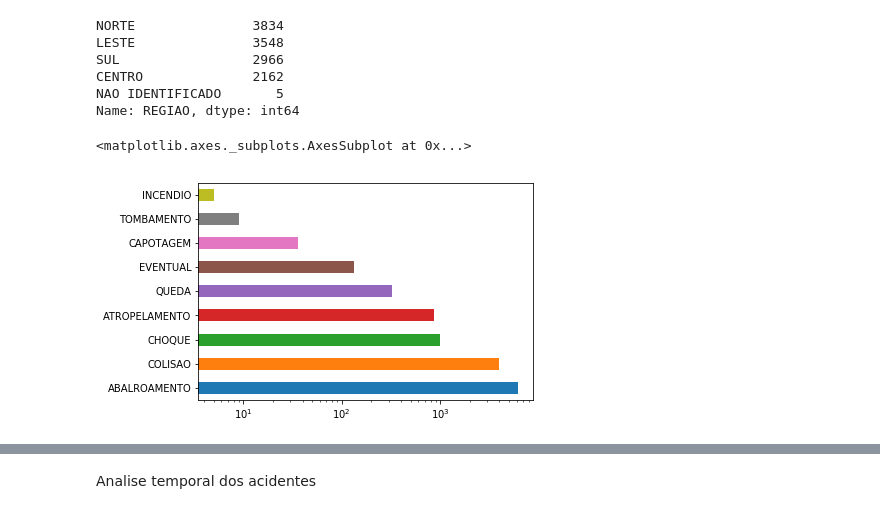
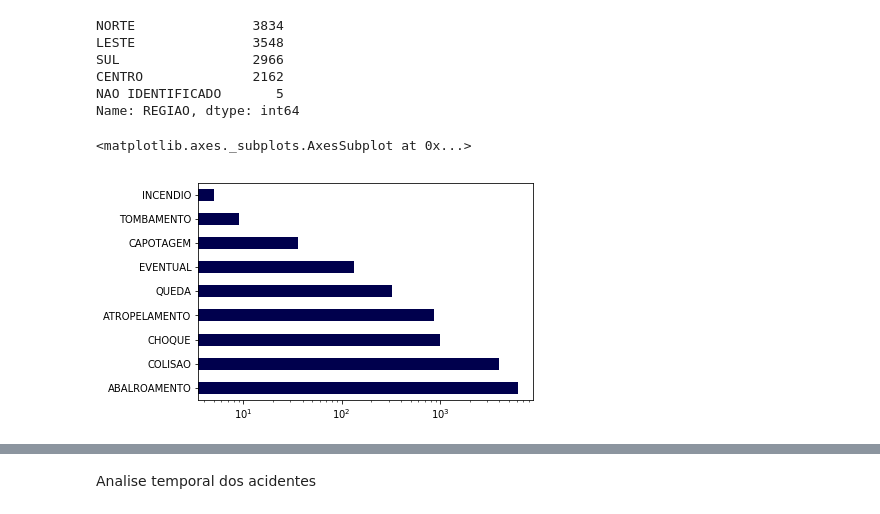
Before and after one commit to if1015-datascience-ufpe/2018-2-projeto-data-lords, a Jupyter notebook: project.ipynb, the cells around one changed output, grey strips where cells are left out. Saved outputs shown, nothing was run; the diff lists cells and outputs as text; code cells hidden in the pictures.

```diff
--- a/project.ipynb
+++ b/project.ipynb
@@ -449,10 +419,10 @@ NAO IDENTIFICADO       5
 Name: REGIAO, dtype: int64
 # %%
 acident_type = acidents_data['TIPO_ACID'].value_counts()
-acident_type.plot.barh(logx = True)
+acident_type.plot.barh(logx = True, color =(0,0,0.3))
 # %% [output]
 <matplotlib.axes._subplots.AxesSubplot at 0x...>
-[figure, old version]
+[figure, new version]
 # %%
 vehicle = acidents_data[[ 'AUTO', 'TAXI', 'LOTACAO', 'ONIBUS_URB', 'ONIBUS_MET', 'ONIBUS_INT',
        'CAMINHAO', 'MOTO', 'CARROCA', 'BICICLETA', 'OUTRO']].sum().sort_values(ascending=False)
```
Also changed, not shown: parts of 15 cells of this notebook.
